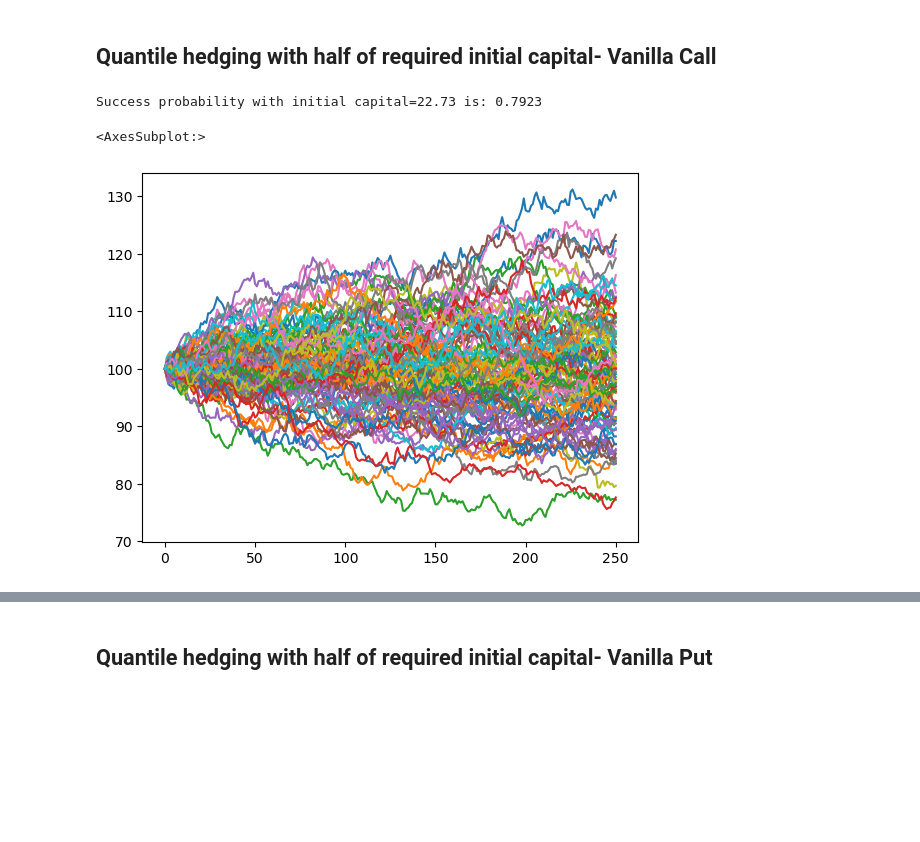
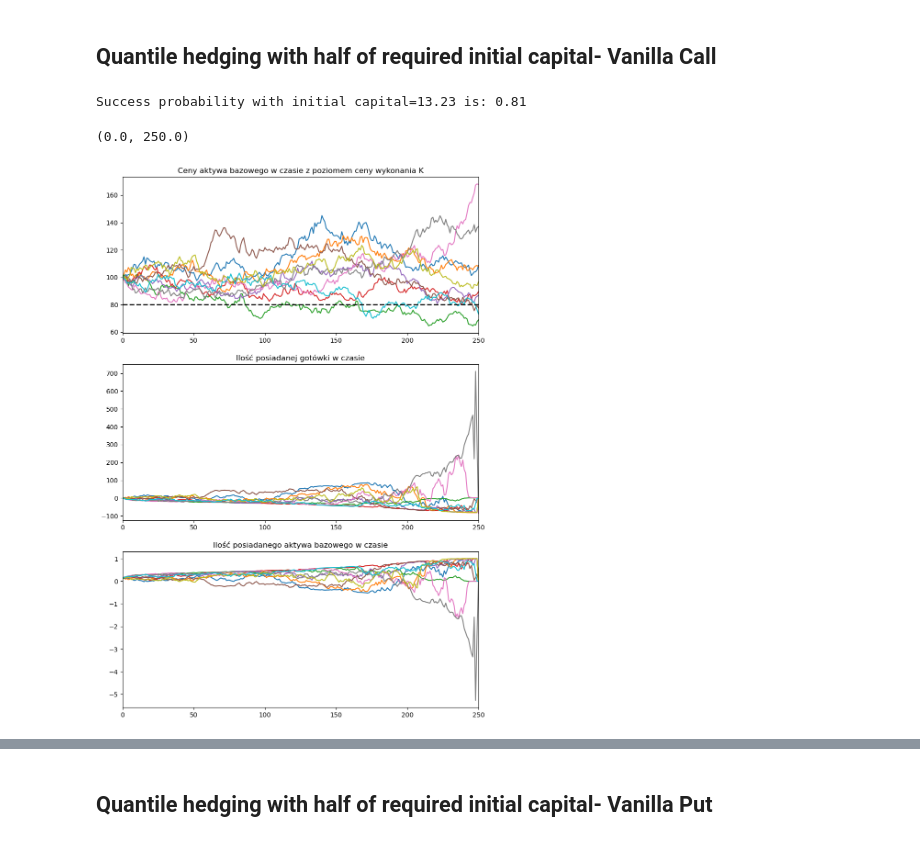
Before and after one commit to michalsn13/Quantile-Hedging, a Jupyter notebook: main_analytical.ipynb, the cells around one changed output, grey strips where cells are left out. Drawn from its saved outputs; the diff is of its cells as text; code cells hidden in the pictures; blank space fills up the shorter version.

```diff
--- a/main_analytical.ipynb
+++ b/main_analytical.ipynb
@@ -9,12 +10,12 @@ from quantile_hedging_calculator import *
 import numpy as np
 import pandas as pd
 # %%
-mu = 0.01
-sigma =  0.11
+mu = 0.06
+sigma =  0.3
 r = 0.05
 T = 1
 X0 = 100
-repeat = 100
+repeat = 1000
 # %% [markdown]
 ## Full hedging - Vanilla Call
 # %%
@@ -117,19 +104,28 @@ K = 80
 underlying = Underlying(mu, sigma, r, 250)
 # %%
 _, reality = underlying.simulate_P(repeat, T)
+# %%
+V0 = BS_price_call / 2
 # %%
 money_time_call = pd.DataFrame(np.zeros(reality.shape))
 delta_time_call = pd.DataFrame(np.zeros(reality.shape))
 for i in tqdm(range(repeat)):
-    trader = Trader(initial_capital = BS_price_call/2)
+    trader = Trader(initial_capital = V0)
     money, delta, success_prob = trader.simulate_hedging(vanilla_call, X0*reality.iloc[[i],:], update_freq = 1, limited_capital = True)
     money_time_call.loc[i] = money
     delta_time_call.loc[i] = delta
-print(f'Success probability with initial capital={BS_price_call*0.95:.2f} is: {success_prob}')
+print(f'Success probability with initial capital={V0:.2f} is: {success_prob}')
 # %% [output]
-Success probability with initial capital=22.73 is: 0.7923
+Success probability with initial capital=13.23 is: 0.81
 # %%
-(X0*reality).T.plot(legend = False)
+fig, axs = plt.subplots(3,1, figsize = (10, 15))
+(X0*reality.iloc[:10,:]).T.plot.line(legend = False, ax = axs[0], title = 'Ceny aktywa bazowego w czasie z poziomem ceny wykonania K')
+axs[0].set_xlim([0,250])
+axs[0].axhline(y=K, xmin=0, xmax=249, color='black', linestyle='--', lw=2)
+(money_time_call.iloc[:10,:]).T.plot(legend = False, ax = axs[1], title = 'Ilość posiadanej gotówki w czasie')
+axs[1].set_xlim([0,250])
+(delta_time_call.iloc[:10,:]).T.plot(legend = False, ax = axs[2], title = 'Ilość posiadanego aktywa bazowego w czasie')
+axs[2].set_xlim([0,250])
 # %% [output]
-<AxesSubplot:>
+(0.0, 250.0)
-[figure, old version]
+[figure, new version]
```
Also changed, not shown: parts of 60 cells of this notebook.
